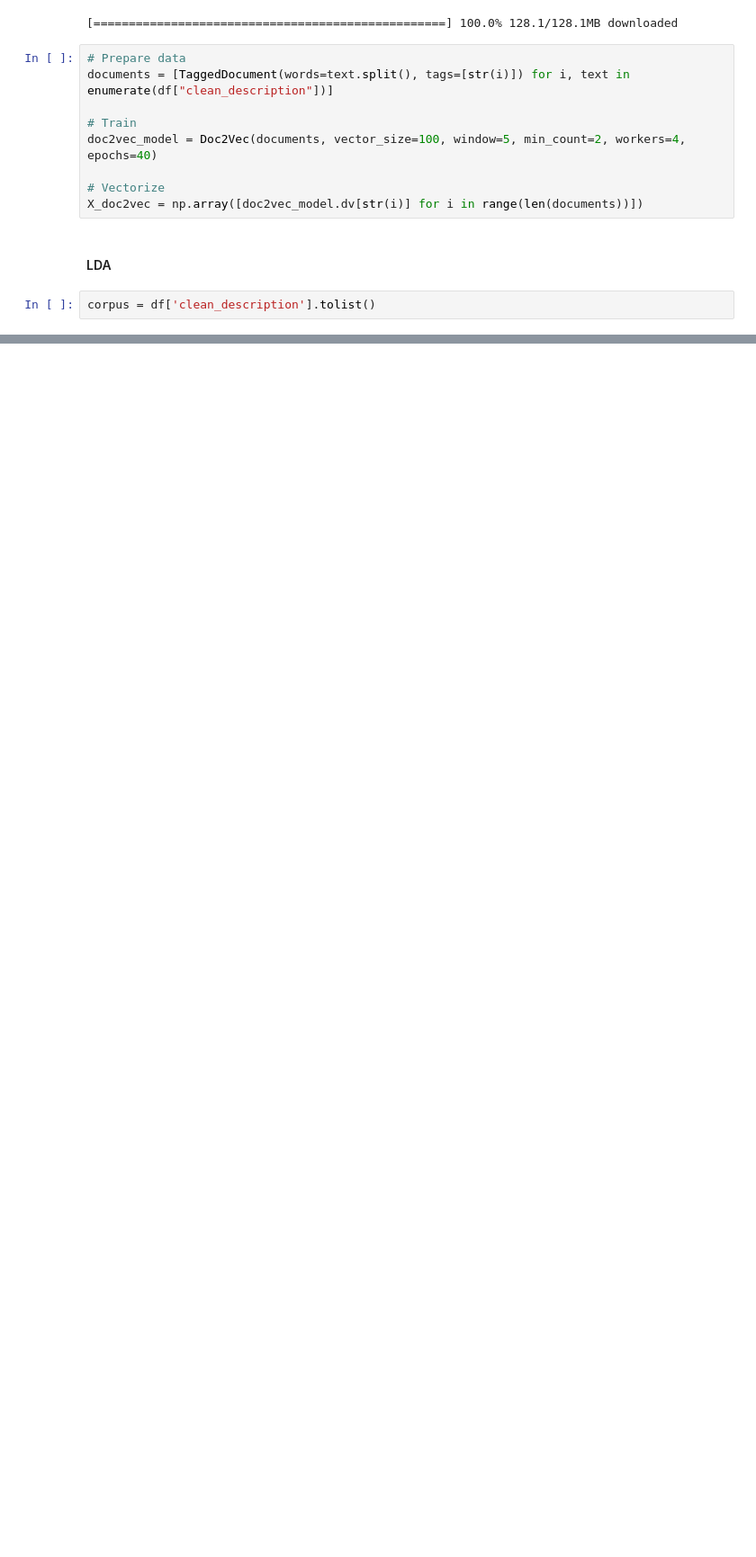
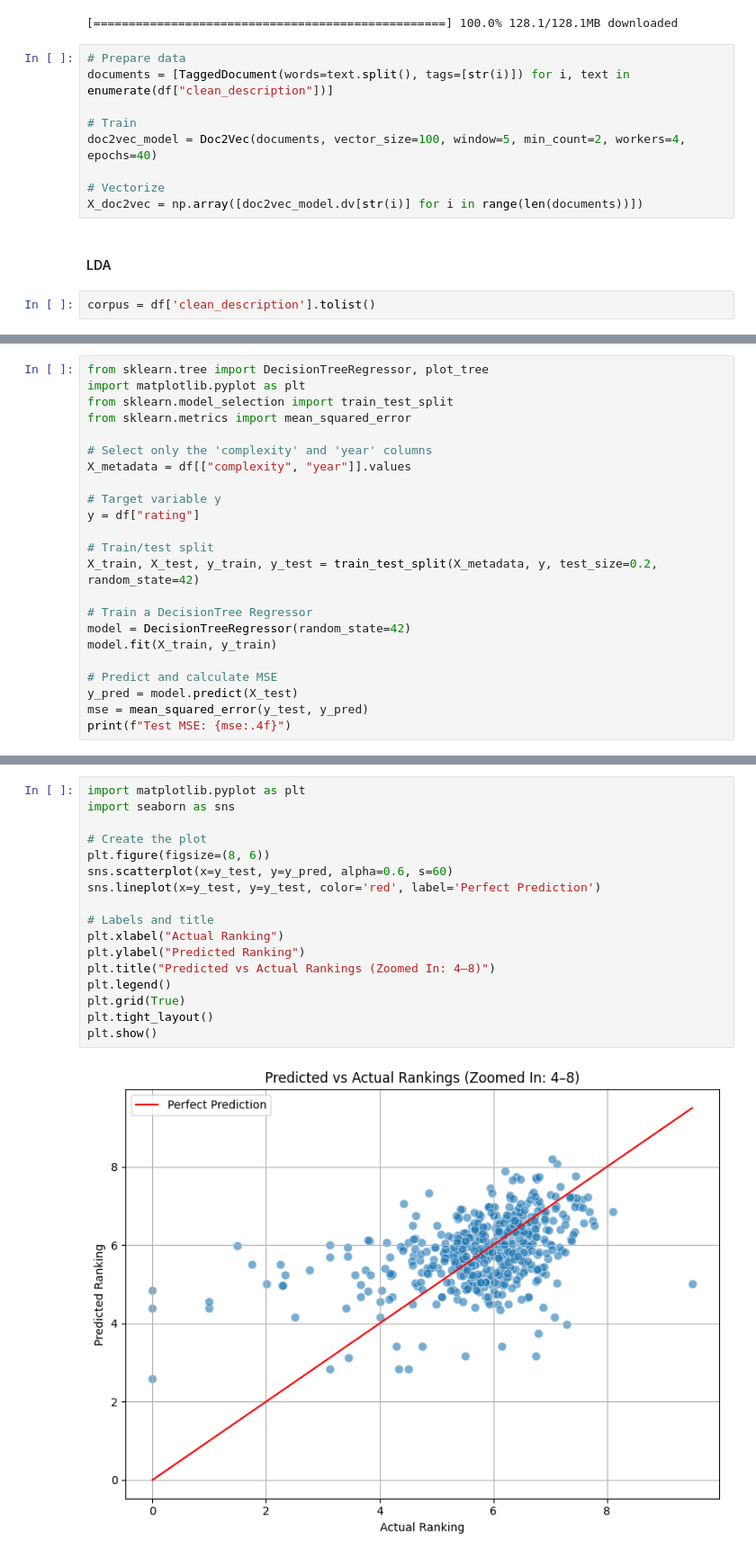
Before and after one commit to alexgaarciia/MLApps_BoardGames, a Jupyter notebook: mlapps_final_project.ipynb, the cells around one changed output, grey strips where cells are left out. Shown at 90% size. Drawn from its saved outputs; the diff is of its cells as text; blank space fills up the shorter version.

```diff
--- a/mlapps_final_project.ipynb
+++ b/mlapps_final_project.ipynb
@@ -417,0 +461,23 @@ rely heavily previous effort nimmt wolfgang kramer transform strategic game deck
+# %%
+from sklearn.tree import DecisionTreeRegressor, plot_tree
+import matplotlib.pyplot as plt
+from sklearn.model_selection import train_test_split
+from sklearn.metrics import mean_squared_error
+
+# Select only the 'complexity' and 'year' columns
+X_metadata = df[["complexity", "year"]].values
+
+# Target variable y
+y = df["rating"]
+
+# Train/test split
+X_train, X_test, y_train, y_test = train_test_split(X_metadata, y, test_size=0.2, random_state=42)
+
+# Train a DecisionTree Regressor
+model = DecisionTreeRegressor(random_state=42)
+model.fit(X_train, y_train)
+
+# Predict and calculate MSE
+y_pred = model.predict(X_test)
+mse = mean_squared_error(y_test, y_pred)
+print(f"Test MSE: {mse:.4f}")
@@ -417,0 +486,19 @@ rely heavily previous effort nimmt wolfgang kramer transform strategic game deck
+# %%
+import matplotlib.pyplot as plt
+import seaborn as sns
+
+# Create the plot
+plt.figure(figsize=(8, 6))
+sns.scatterplot(x=y_test, y=y_pred, alpha=0.6, s=60)
+sns.lineplot(x=y_test, y=y_test, color='red', label='Perfect Prediction')
+
+# Labels and title
+plt.xlabel("Actual Ranking")
+plt.ylabel("Predicted Ranking")
+plt.title("Predicted vs Actual Rankings (Zoomed In: 4–8)")
+plt.legend()
+plt.grid(True)
+plt.tight_layout()
+plt.show()
+# %% [output]
+[figure, added]
```
Also changed, not shown: parts of 31 cells of this notebook.
